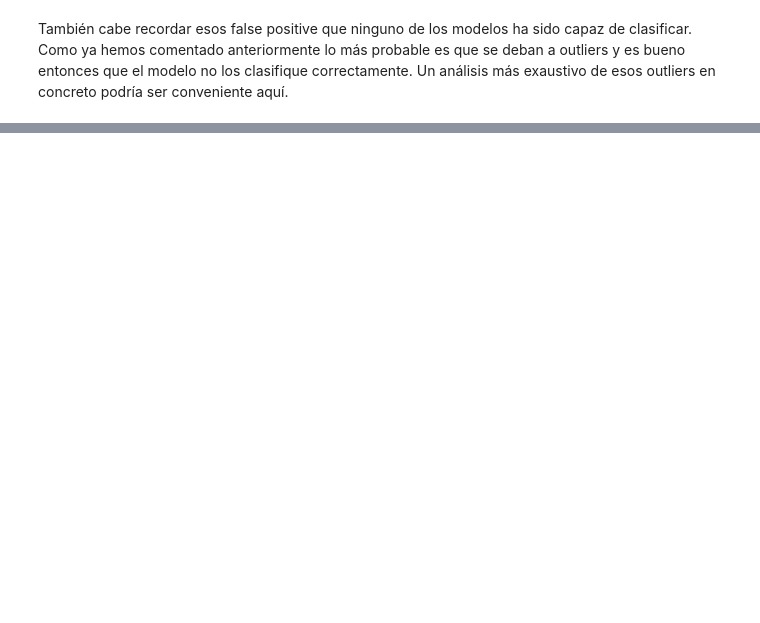
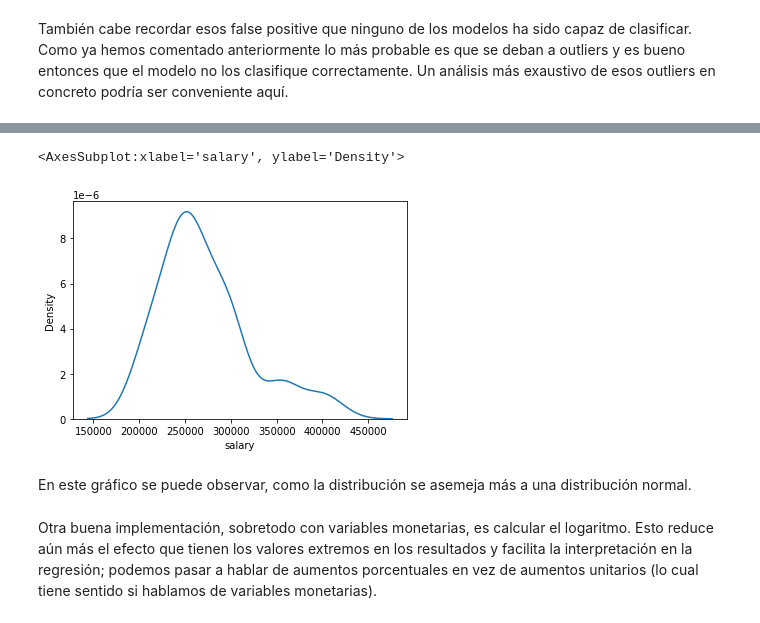
Before and after one commit to AlejandroGVC/DataScience, a Jupyter notebook: placement_analisis.ipynb, the cells around one changed output, grey strips where cells are left out. Cells and saved outputs as stored; diff of their text form; code cells hidden in the pictures; blank space fills up the shorter version.

```diff
--- a/placement_analisis.ipynb
+++ b/placement_analisis.ipynb
@@ -766,0 +802,11 @@ También cabe recordar esos false positive que ninguno de los modelos ha sido ca
+# %%
+reg_norm = data_reg[data_reg['salary']<q].reset_index().drop('index', axis = 1)
+# %%
+sns.kdeplot('salary', data = reg_norm)
+# %% [output]
+<AxesSubplot:xlabel='salary', ylabel='Density'>
+[figure, added]
+# %% [markdown]
+En este gráfico se puede observar, como la distribución se asemeja más a una distribución normal.
+# %% [markdown]
+Otra buena implementación, sobretodo con variables monetarias, es calcular el logaritmo. Esto reduce aún más el efecto que tienen los valores extremos en los resultados y facilita la interpretación en la regresión; podemos pasar a hablar de aumentos porcentuales en vez de aumentos unitarios (lo cual tiene sentido si hablamos de variables monetarias).
```
Also changed, not shown: parts of 36 cells of this notebook.
